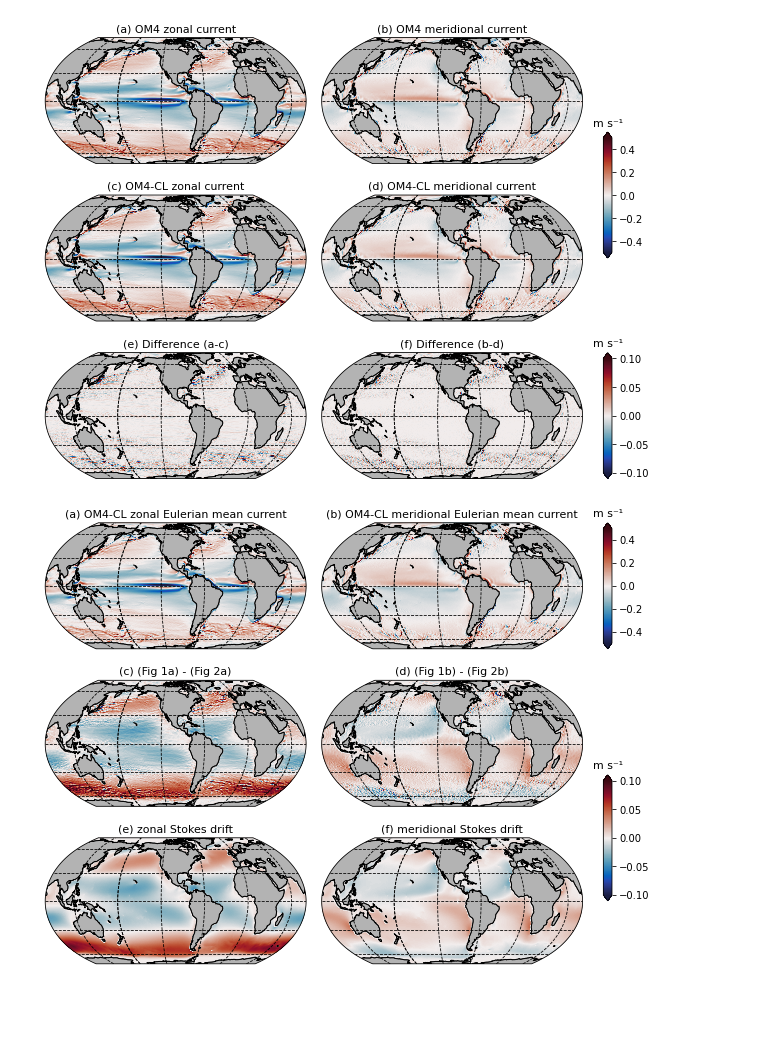
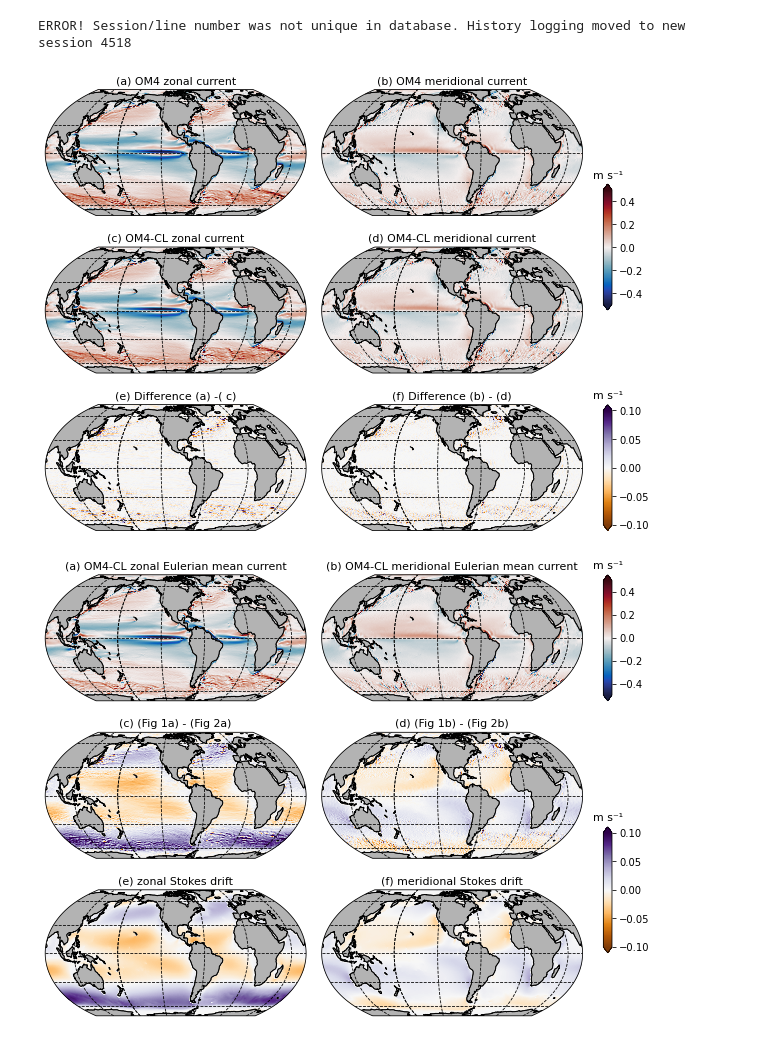
Before and after one commit to breichl/MOM6CL-Figures, a Jupyter notebook: OM4_Current_Differences.ipynb, the cells around one changed output. Drawn from its saved outputs; the diff is of its cells as text; code cells hidden in the pictures; blank space fills up the shorter version.

```diff
--- a/OM4_Current_Differences.ipynb
+++ b/OM4_Current_Differences.ipynb
@@ -61,7 +61,7 @@ AX.set_title('(c) OM4-CL zonal current', fontsize=11)
 
 AX=ax3
 p=(OM4.U-OM4CL.U).plot(x='geolon', y='geolat',
-                       vmin=-0.1, vmax=0.1, cmap=cmocean.cm.balance,
+                       vmin=-0.1, vmax=0.1, cmap='PuOr',
                        transform=ccrs.PlateCarree(),
                        add_labels=False,
                        add_colorbar=False,
@@ -71,7 +71,7 @@ p=(OM4.U-OM4CL.U).plot(x='geolon', y='geolat',
                        rasterized=True,
                        zorder=-20
                        )
-AX.set_title('(e) Difference (a-c)', fontsize=11)
+AX.set_title('(e) Difference (a) - (c)', fontsize=11)
 cb = plt.colorbar(p, cax=axcb2, orientation='vertical', extend='both')
 cb.ax.set_title(r'm s⁻¹', fontsize=11)
 
@@ -105,7 +105,7 @@ AX.set_title('(d) OM4-CL meridional current', fontsize=11)
 
 AX=ax6
 p=(OM4.V-OM4CL.V).plot(x='geolon', y='geolat',
-                       vmin=-0.1, vmax=0.1, cmap=cmocean.cm.balance,
+                       vmin=-0.1, vmax=0.1, cmap='PuOr',
                        transform=ccrs.PlateCarree(),
                        add_labels=False,
                        add_colorbar=False,
@@ -115,7 +115,7 @@ p=(OM4.V-OM4CL.V).plot(x='geolon', y='geolat',
                        rasterized=True,
                        zorder=-20
                        )
-AX.set_title('(f) Difference (b-d)', fontsize=11)
+AX.set_title('(f) Difference (b) - (d)', fontsize=11)
 
 for ax in [ax1, ax2, ax3, ax4, ax5, ax6]:
     ax.add_feature(cfeature.LAND, facecolor='0.7')
@@ -126,7 +126,8 @@ fig.savefig('./figure_1.pdf', dpi=300,
             transparent=True,
             pad_inches=0.02)
 # %% [output]
+ERROR! Session/line number was not unique in database. History logging moved to new session 4518
-[figure, old version]
+[figure, new version]
 # %%
 fig=plt.figure(figsize=(12, 7))
 D1=0.55; D2=0.25
@@ -166,7 +167,7 @@ cb.ax.set_title(r'm s⁻¹', fontsize=11)
 
 AX=ax2
 p=(OM4.U-OM4CL.Ue).plot(x='geolon', y='geolat',
-                        vmin=-0.1, vmax=0.1, cmap=cmocean.cm.balance,
+                        vmin=-0.1, vmax=0.1, cmap='PuOr',
                         transform=ccrs.PlateCarree(),
                         add_labels=False,
                         add_colorbar=False,
@@ -180,7 +181,7 @@ AX.set_title('(c) (Fig 1a) - (Fig 2a)', fontsize=11)
 
 AX=ax3
 p=(OM4CL.Us).plot(x='geolon', y='geolat',
-                  vmin=-0.1, vmax=0.1, cmap=cmocean.cm.balance,
+                  vmin=-0.1, vmax=0.1, cmap='PuOr',
                   transform=ccrs.PlateCarree(),
                   add_labels=False,
                   add_colorbar=False,
@@ -210,39 +211,39 @@ AX.set_title('(b) OM4-CL meridional Eulerian mean current', fontsize=11)
 
 AX=ax5
 p=(OM4.V-OM4CL.Ve).plot(x='geolon', y='geolat',
-                        vmin=-0.1, vmax=0.1, cmap=cmocean.cm.balance,
+                        vmin=-0.1, vmax=0.1, cmap='PuOr',
                         transform=ccrs.PlateCarree(),
                         add_labels=False,
                         add_colorbar=False,
                         ax=AX,
                         facecolor="gray",
                         shading="auto",
                         rasterized=True,
                         zorder=-20
                         )
 AX.set_title('(d) (Fig 1b) - (Fig 2b)', fontsize=11)
 
 AX=ax6
 p=(OM4CL.Vs).plot(x='geolon', y='geolat',
-                  vmin=-0.1, vmax=0.1, cmap=cmocean.cm.balance,
+                  vmin=-0.1, vmax=0.1, cmap='PuOr',
                   transform=ccrs.PlateCarree(),
                   add_labels=False,
                   add_colorbar=False,
                   ax=AX,
                   facecolor="gray",
                   shading="auto",
                   rasterized=True,
                   zorder=-20
                   )
 AX.set_title('(f) meridional Stokes drift', fontsize=11)
 
 for ax in [ax1, ax2, ax3, ax4, ax5, ax6]:
     ax.add_feature(cfeature.LAND, facecolor='0.7')
     ax.add_feature(cfeature.COASTLINE)
 
 fig.savefig('./figure_2.pdf', dpi=300,
             bbox_inches='tight',
             transparent=True,
             pad_inches=0.02)
 # %% [output]
-[figure, old version]
+[figure, new version]
```
